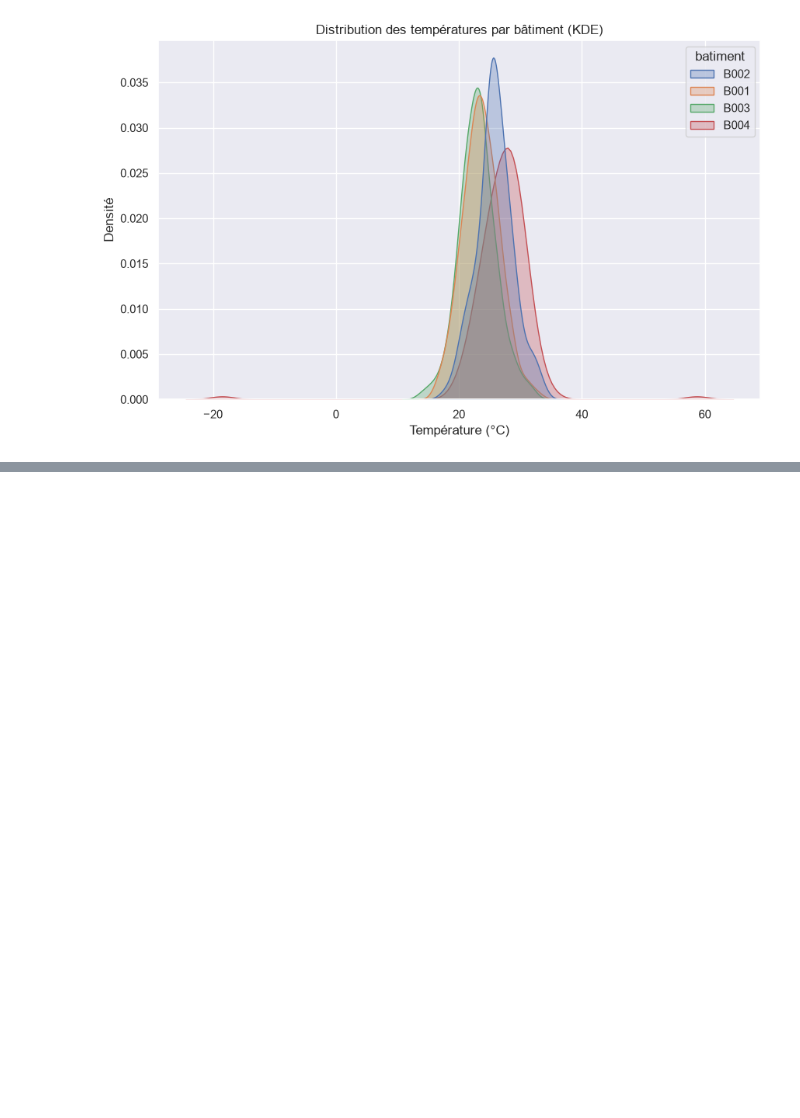
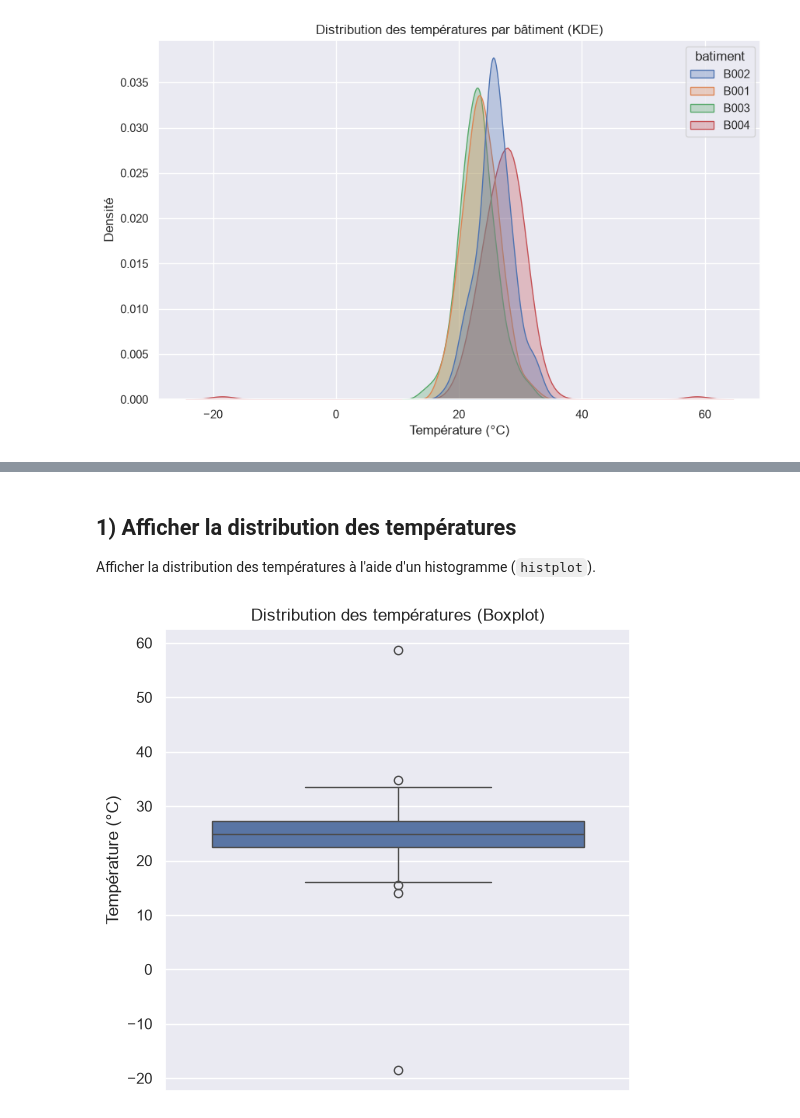
Before and after one commit to galassmyname/Atelier-Seaborn, a Jupyter notebook: atelier_seaborn_iot/notebooks/atelier_seaborn_iot.ipynb, the cells around one changed output, grey strips where cells are left out. Drawn from its saved outputs; the diff is of its cells as text; code cells hidden in the pictures; blank space fills up the shorter version.

```diff
--- a/atelier_seaborn_iot/notebooks/atelier_seaborn_iot.ipynb
+++ b/atelier_seaborn_iot/notebooks/atelier_seaborn_iot.ipynb
@@ -181,0 +187,12 @@ plt.show()
+# %% [markdown]
+## 1) Afficher la distribution des températures
+
+Afficher la distribution des températures à l'aide d'un histogramme (`histplot`).
+# %%
+plt.figure(figsize=(6, 6))
+sns.boxplot(data=df, y="temperature")
+plt.title("Distribution des températures (Boxplot)")
+plt.ylabel("Température (°C)")
+plt.show()
+# %% [output]
+[figure, added]
```
Also changed, not shown: parts of 9 cells of this notebook.
